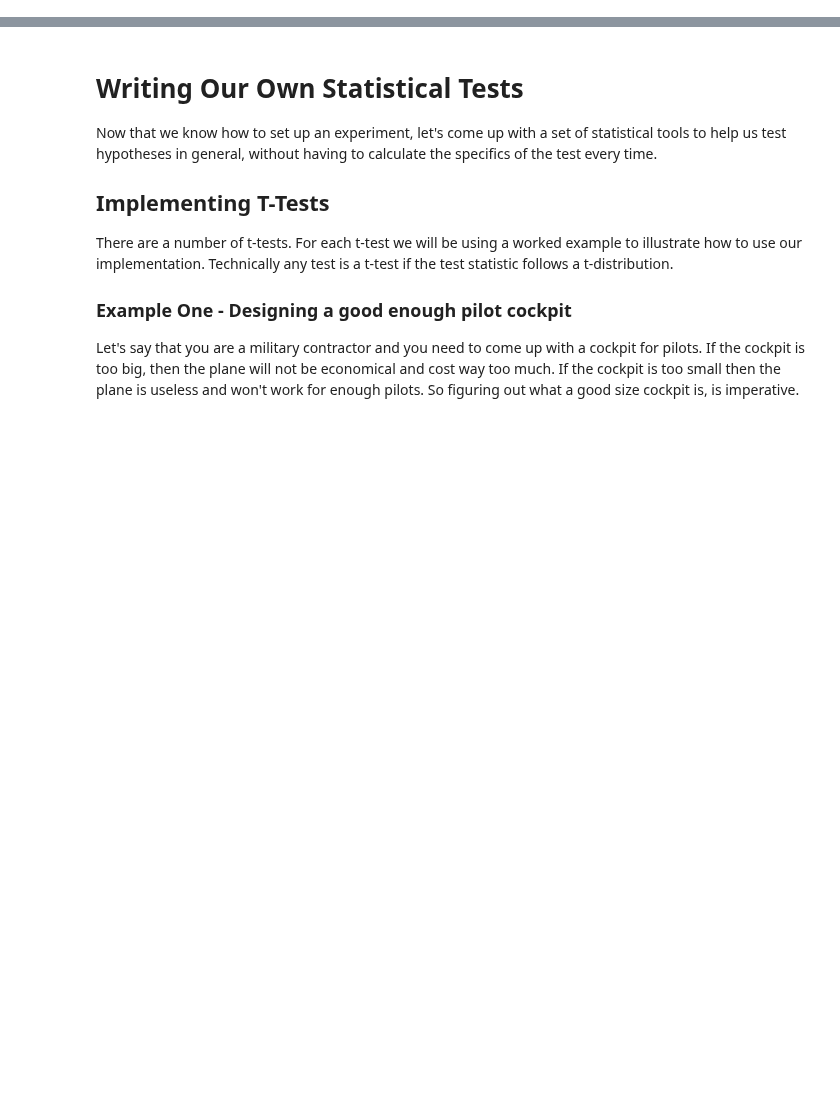
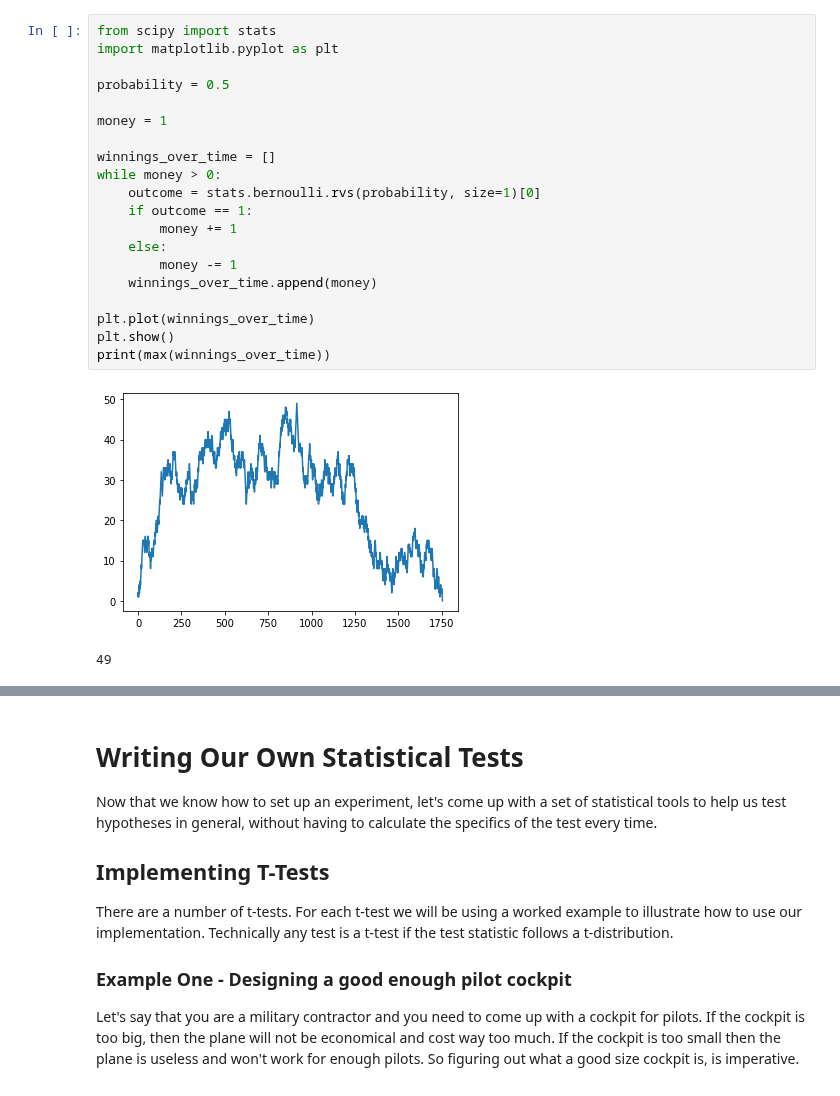
Before and after one commit to EricSchles/datascience_book, a Jupyter notebook: Statistical tests, from scratch.ipynb, the cells around one changed output, grey strips where cells are left out. Drawn from its saved outputs; the diff is of its cells as text; blank space fills up the shorter version.

```diff
--- a/Statistical tests, from scratch.ipynb
+++ b/Statistical tests, from scratch.ipynb
@@ -52,0 +92,23 @@ For each of the above talk about how to use this in an experimental context.  Th
+# %%
+from scipy import stats
+import matplotlib.pyplot as plt
+
+probability = 0.5
+
+money = 1
+
+winnings_over_time = []
+while money > 0:
+    outcome = stats.bernoulli.rvs(probability, size=1)[0]
+    if outcome == 1:
+        money += 1
+    else:
+        money -= 1
+    winnings_over_time.append(money)
+
+plt.plot(winnings_over_time)
+plt.show()
+print(max(winnings_over_time))
+# %% [output]
+[figure, added]
+49
```
Also changed, not shown: parts of 6 cells of this notebook.
